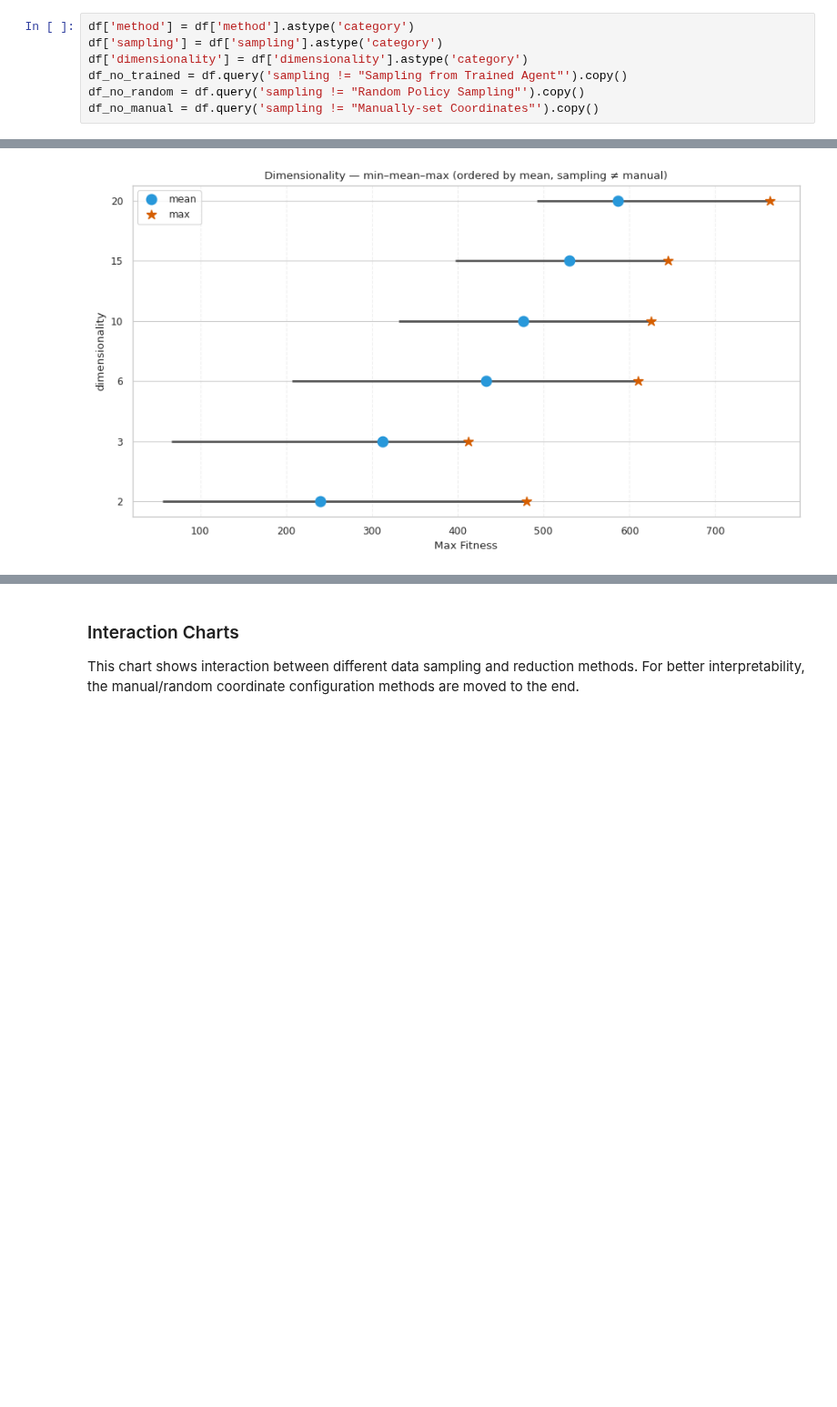
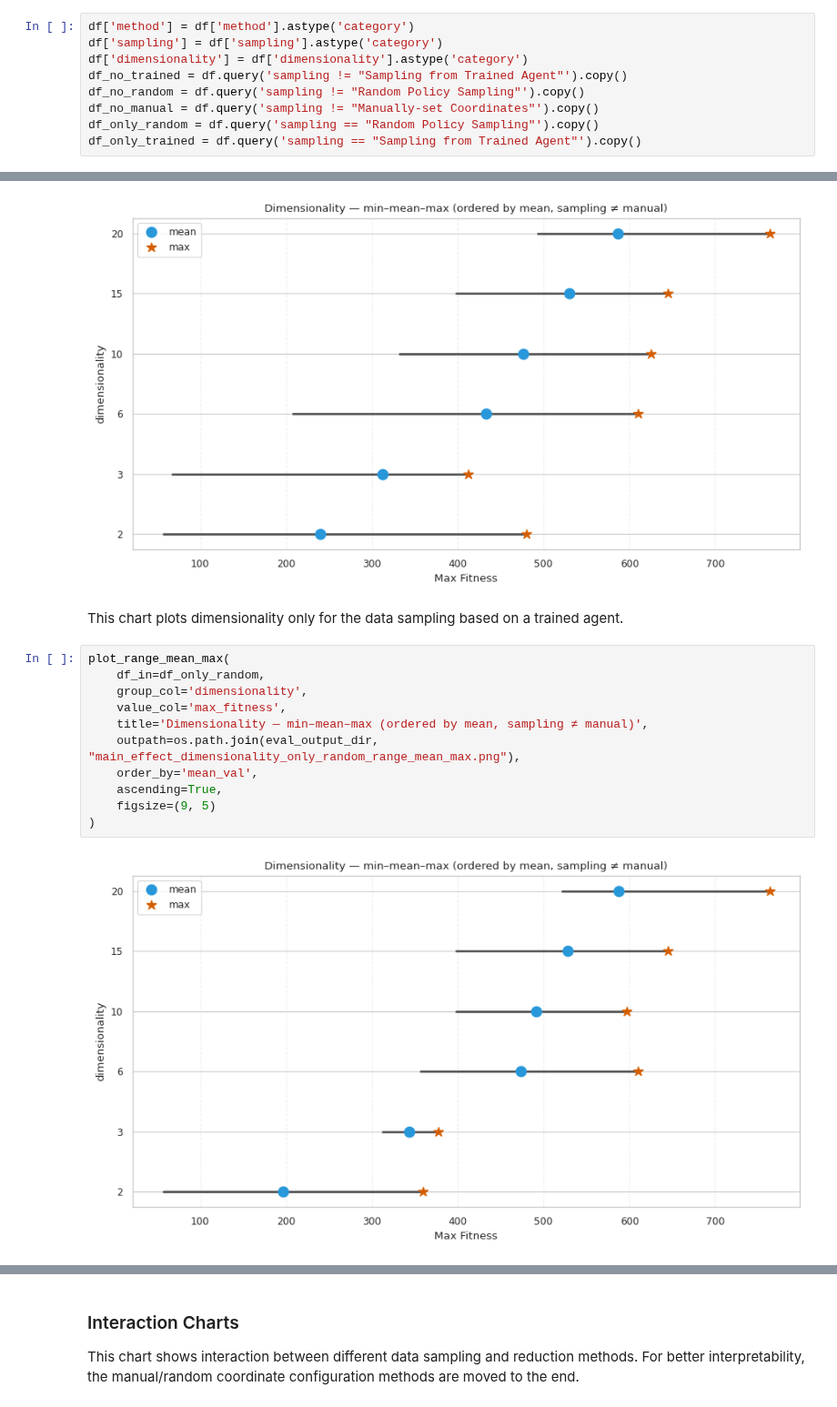
Before and after one commit to A-Gruber-IU/hyperneat_substrates, a Jupyter notebook: evaluation.ipynb, the cells around one changed output, grey strips where cells are left out. Shown at 91% size. Cells and saved outputs as stored; diff of their text form; blank space fills up the shorter version.

```diff
--- a/evaluation.ipynb
+++ b/evaluation.ipynb
@@ -103,6 +103,8 @@ df['dimensionality'] = df['dimensionality'].astype('category')
 df_no_trained = df.query('sampling != "Sampling from Trained Agent"').copy()
 df_no_random = df.query('sampling != "Random Policy Sampling"').copy()
 df_no_manual = df.query('sampling != "Manually-set Coordinates"').copy()
+df_only_random = df.query('sampling == "Random Policy Sampling"').copy()
+df_only_trained = df.query('sampling == "Sampling from Trained Agent"').copy()
 # %% [markdown]
 ### Main Effect Charts
 
@@ -247,3 +249,18 @@ plot_range_mean_max(
 )
 # %% [output]
 [figure]
+# %% [markdown]
+This chart plots dimensionality only for the data sampling based on a trained agent.
+# %%
+plot_range_mean_max(
+    df_in=df_only_random,
+    group_col='dimensionality',
+    value_col='max_fitness',
+    title='Dimensionality — min–mean–max (ordered by mean, sampling ≠ manual)',
+    outpath=os.path.join(eval_output_dir, "main_effect_dimensionality_only_random_range_mean_max.png"),
+    order_by='mean_val',
+    ascending=True,
+    figsize=(9, 5)
+)
+# %% [output]
+[figure, added]
```
Also changed, not shown: parts of 2 cells of this notebook.
